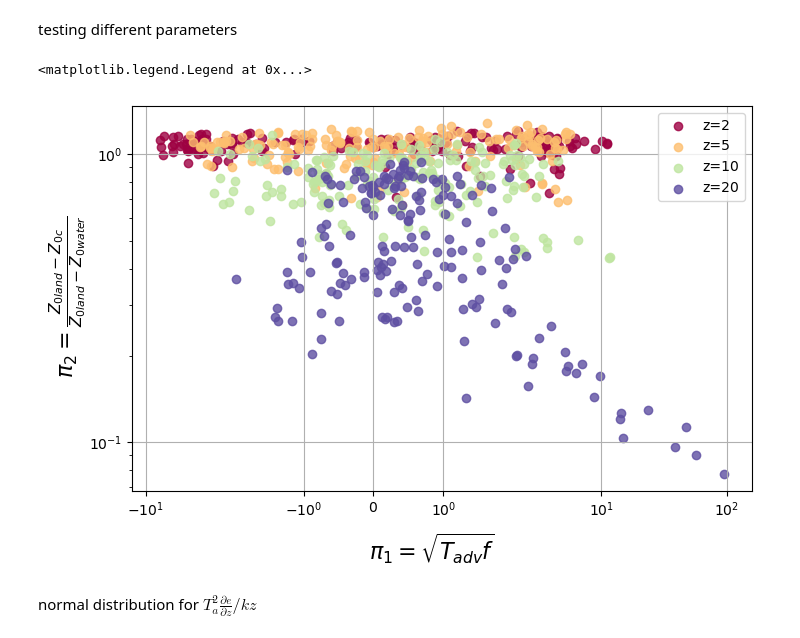
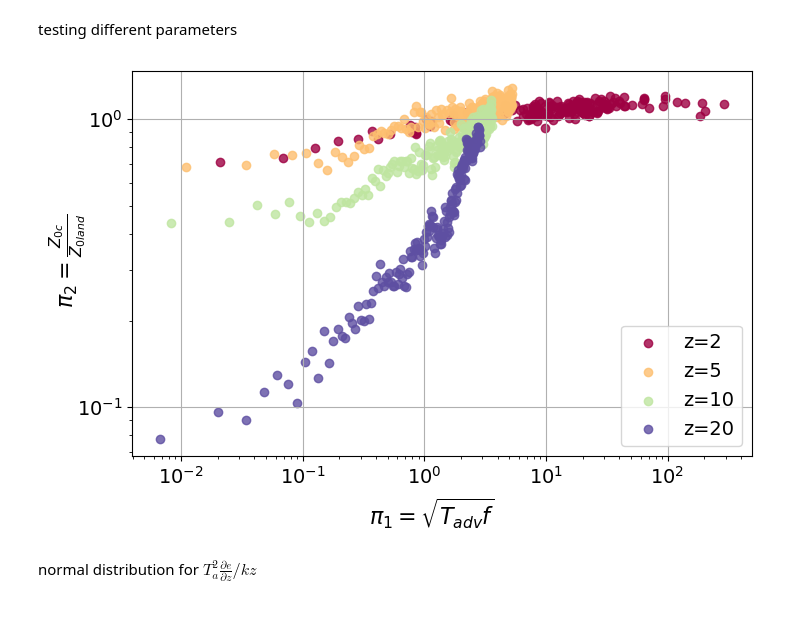
Before and after one commit to jameshlywiak/ABL-surface-layer, a Jupyter notebook: umn_LES.ipynb, the cells around one changed output. Drawn from its saved outputs; the diff is of its cells as text; code cells hidden in the pictures.

```diff
--- a/umn_LES.ipynb
+++ b/umn_LES.ipynb
@@ -372,6 +402,8 @@ ax.set_ylim([0, 200])
 testing different parameters
 # %%
 ## all z0 below ~50 m
+
+saveplt = 1
 
 mask = (ds.X_coast >= 0) & (ds.X_coast <= 1400) & (ds.z0<1000) & (ds.z0>=1e-10) #& (ds.zL<=0.1) & (ds.zL>=-0.1)
 qheight = [2, 5, 10, 20]
@@ -387,6 +419,8 @@ tadv = (X/ds.U)
 buoyancy = g/ds.T
 N2 = buoyancy * gamma
 f = 2*np.sin(36.5*np.pi/180)*(7.29e-5)
+if 'HW' in save_str: dtdx = 1/2500
+else: dtdx = 3/2500
 z0_land = 1
 z0_water = 0.00001
 
@@ -403,43 +437,46 @@ pi1 = (tke_adv / (buoyancy*ds.WpTp)).where(mask, drop=True)
 #pi1 = (X*N2/(ds.U*f)).where(mask, drop=True)
 #pi1 = np.sqrt(X*f/ds.U).where(mask, drop=True)
 #pi2 = ((ds.z0-z0_land)/(z0_water-z0_land)).where(mask, drop=True)
+pi1 = np.sqrt(buoyancy*dtdx*tadv**2).where(mask, drop=True)
 pi2 = (ds.z0/z0_land).where(mask, drop=True)
 #pi3 = (z0_land / ds.Z).where(mask, drop=True)
 
 fig, ax = plt.subplots(1,1, figsize=(8,5))
 ax.grid()
 
 for q,h in enumerate(qheight):
     xdata = pi1.interp(Height=h)
     ydata = pi2.interp(Height=h)
     ydata = ydata + np.abs(np.min(ydata))
     ax.scatter(xdata, ydata, color=colors[q], label=f'z={h}', alpha=0.8)
 
 #ax.set_title(f'# of pts: {pi1.size}')
 #ax.annotate(r'$\leftarrow$ Lower TKE, Residence time',
 #            (1e-2, 1.14), fontsize=10)
 #ax.annotate(r'Higher TKE, Residence time $\rightarrow$ ',
 #            (1.2e1, 1.14), fontsize=10)
 #ax.annotate(r'$\leftarrow$ Higher $Z_{0c}$', (6e-3, -1.1),  fontsize=10, rotation='vertical')
 #ax.annotate(r'Lower $Z_{0c} \rightarrow$ ', (6e-3, 0.5),  fontsize=10, rotation='vertical')
 
 #fig.supxlabel(r'$\pi_1=\frac{T_{adv}\sqrt{\overline{e}}}{kz_a}$', fontsize=16, y=-0.04)
 #fig.supxlabel(r'$\pi_1=\frac{T_{adv}^2\frac{\partial \overline{e}}{\partial x}}{kz_a}$', fontsize=16, y=-0.04)
 fig.supxlabel(r'$\pi_1=\sqrt{T_{adv}f}$', fontsize=16, y=-0.04)
-fig.supylabel(r'$\pi_2=\frac{Z_{0land}-Z_{0c}}{Z_{0land}-Z_{0water}}$', fontsize=16, x=0.02)
+fig.supylabel(r'$\pi_2=\frac{Z_{0c}}{Z_{0land}}$', fontsize=16, x=0.02)
 
-ax.set_xscale('symlog')
 ax.set_yscale('log')
+ax.set_xscale('log')
 #ax.set_ylim([-1.4, 1.3])
 #ax.set_xlim([5e-3, 3e3])
 
 #cax = fig.add_axes([0.94, 0.2, 0.03, 0.6])
 #fig.colorbar(p1, cax=cax, label='Height [m]')
+ax.legend()
 
-ax.legend()
+if saveplt == 1:
+    fig.savefig(f'z0_pi_tgrad_{save_str}.png', dpi=200, bbox_inches='tight')
+    fig.savefig(f'z0_pi_tgrad_{save_str}.pdf', bbox_inches='tight')
 # %% [output]
-<matplotlib.legend.Legend at 0x...>
-[figure, old version]
+[figure, new version]
 # %% [markdown]
 normal distribution for $T_a^2 \frac{\partial e}{\partial z} / kz$
 # %%
```
Also changed, not shown: parts of 31 cells of this notebook, 13 other files.
